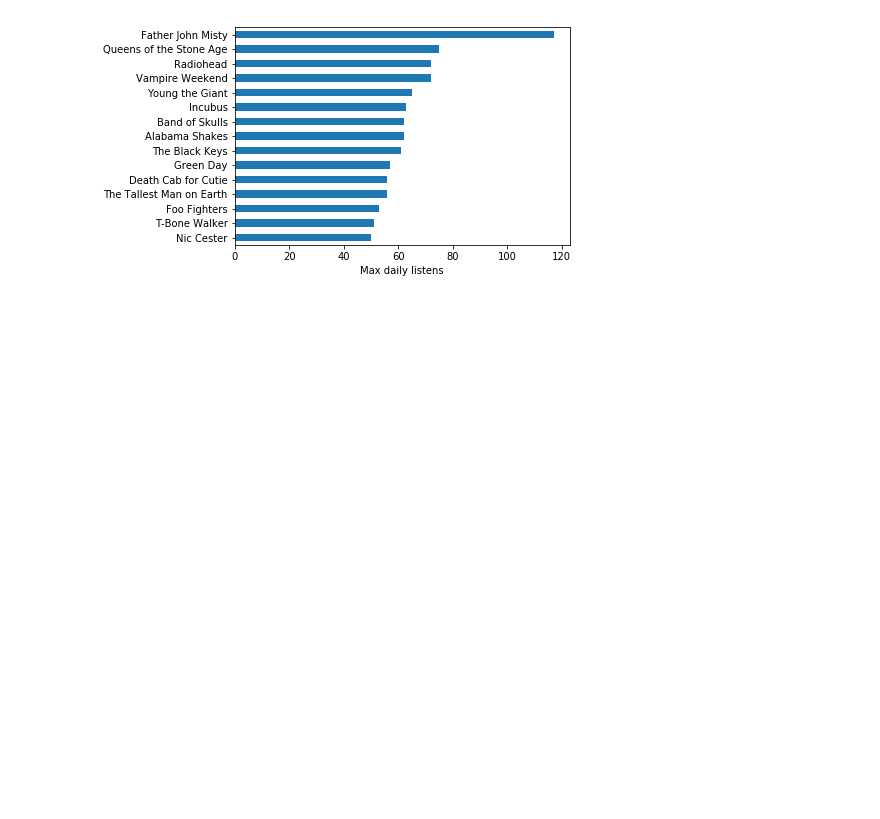
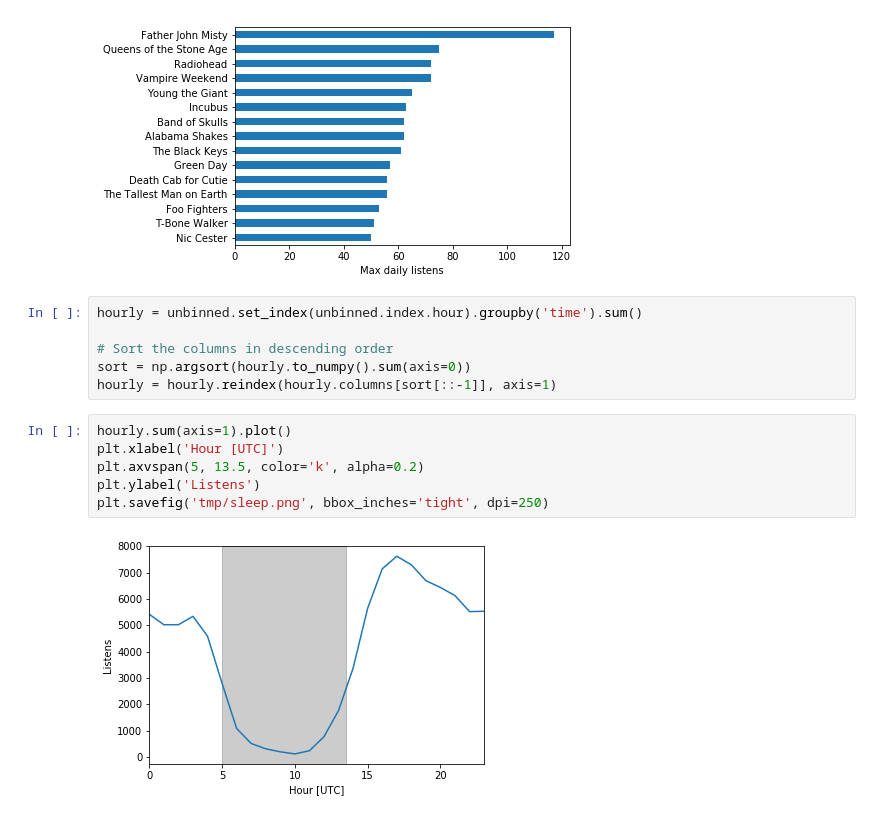
Before and after one commit to bmorris3/scrobbles, a Jupyter notebook: artists.ipynb, the cells around one changed output. Saved outputs shown, nothing was run; the diff lists cells and outputs as text; blank space fills up the shorter version.

```diff
--- a/artists.ipynb
+++ b/artists.ipynb
@@ -103,3 +103,17 @@ plt.xlabel('Max daily listens')
 plt.savefig('tmp/daily_listens_records.png', bbox_inches='tight', dpi=200)
 # %% [output]
 [figure]
+# %%
+hourly = unbinned.set_index(unbinned.index.hour).groupby('time').sum()
+
+# Sort the columns in descending order
+sort = np.argsort(hourly.to_numpy().sum(axis=0))
+hourly = hourly.reindex(hourly.columns[sort[::-1]], axis=1)
+# %%
+hourly.sum(axis=1).plot()
+plt.xlabel('Hour [UTC]')
+plt.axvspan(5, 13.5, color='k', alpha=0.2)
+plt.ylabel('Listens')
+plt.savefig('tmp/sleep.png', bbox_inches='tight', dpi=250)
+# %% [output]
+[figure, added]
```
Also changed, not shown: parts of 1 cell of this notebook, 2 other files.
